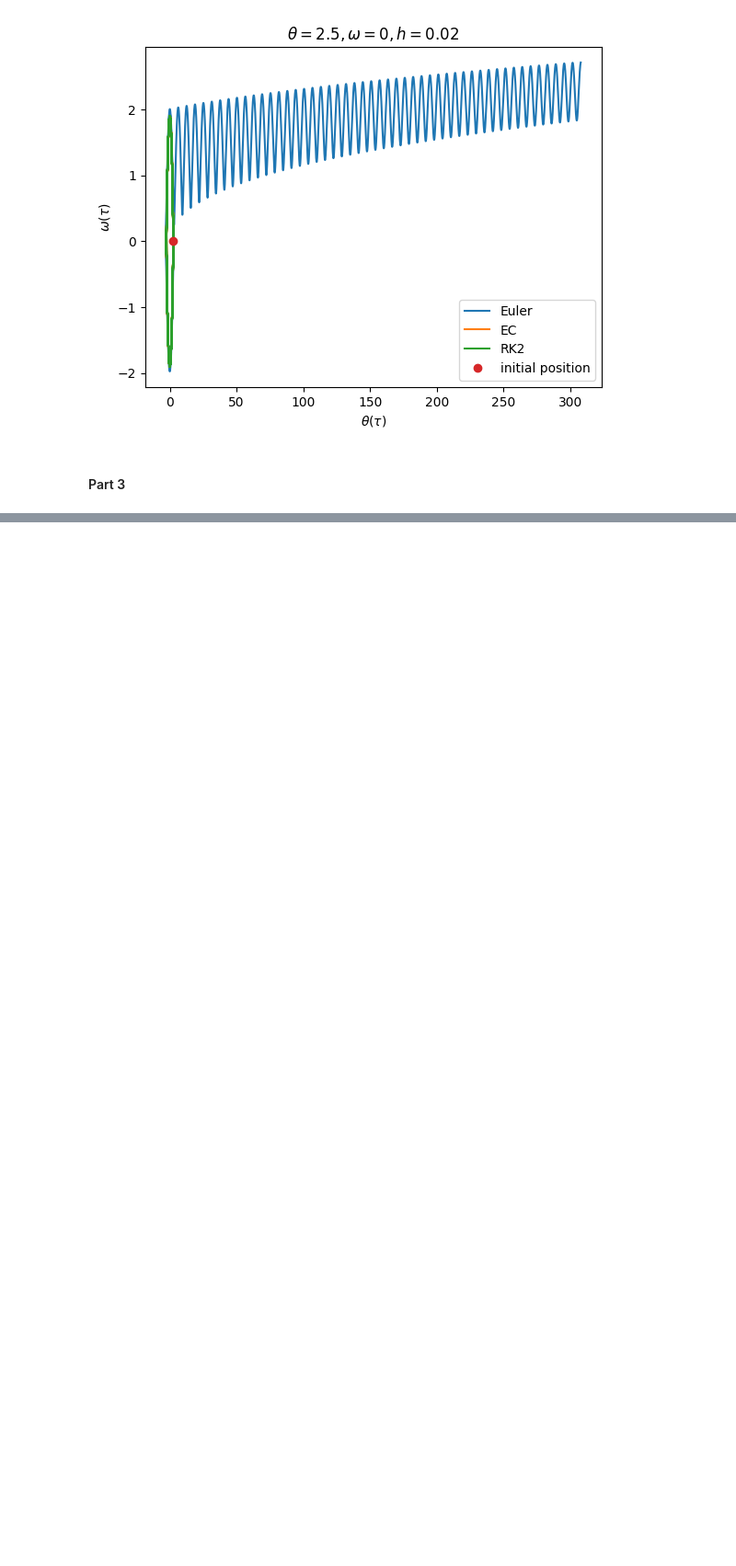
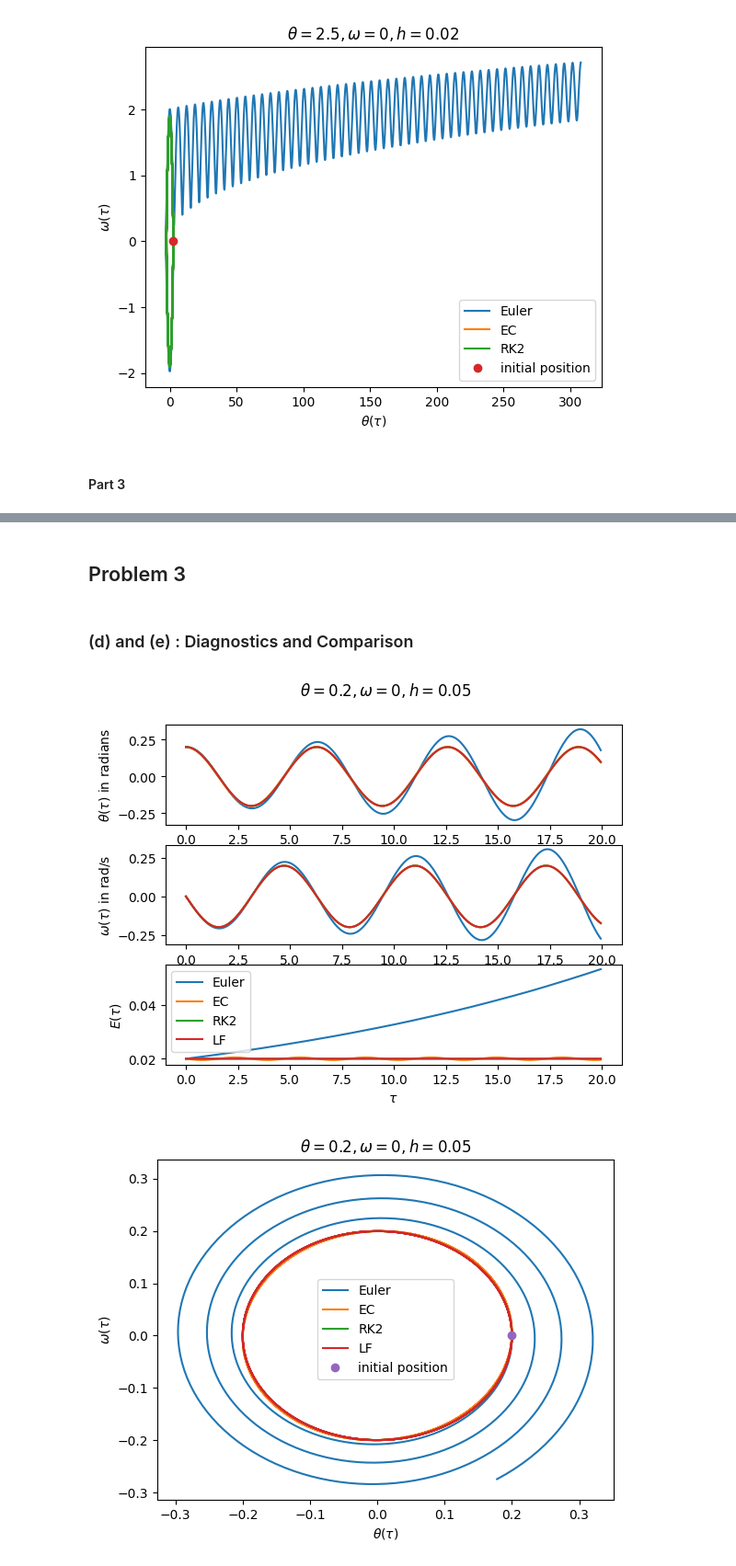
Before and after one commit to pranav-joshi-iitgn/PH509, a Jupyter notebook: Assignment2/A2.ipynb, the cells around one changed output, grey strips where cells are left out. Shown at 92% size. Drawn from its saved outputs; the diff is of its cells as text; code cells hidden in the pictures; blank space fills up the shorter version.

```diff
--- a/Assignment2/A2.ipynb
+++ b/Assignment2/A2.ipynb
@@ -581,0 +659,45 @@ PlotFor([2.5,0], h=0.02, tau_max=200) # theta_0 = 2.5, h=0.02
+# %% [markdown]
+## Problem 3
+# %% [markdown]
+### (d) and (e) : Diagnostics and Comparison
+# %%
+def PlotFor(y_0=[0.1,0],tau_max=20,h=0.02, methods = ["Euler","EC","RK2","LF"]):
+    t,res = adimAharmonic(visualise=False, y_0=y_0, t_max = tau_max, dt = h,
+        methods = methods)
+    plt.figure()
+    plt.subplot(3,1,1)
+    for method in res :
+        plt.plot(t,res[method][:,0], label=method)
+    plt.ylabel(r"$\theta(\tau)$ in radians")
+    # plt.legend() # will have same color scheme, so it's ok
+    plt.subplot(3,1,2)
+    for method in res :
+        plt.plot(t,res[method][:,1], label=method)
+    plt.ylabel(r"$\omega(\tau)$ in rad/s")
+    # plt.legend()
+    Energies = compute_energies(res)
+    plt.subplot(3,1,3)
+    for method in Energies: plt.plot(t, Energies[method],label=method)
+    plt.legend()
+    plt.ylabel(r"$E(\tau)$")
+    plt.xlabel(r"$\tau$")
+    plt.suptitle(r"$\theta=" + str(y_0[0]) + r",\omega=" + str(y_0[1]) + f",h={h}$")
+
+    plt.figure()
+    plt.title(r"$\theta=" + str(y_0[0]) + r",\omega=" + str(y_0[1]) + f",h={h}$")
+    for method in res:
+        theta = res[method][:,0]
+        omega = res[method][:,1]
+        plt.plot(theta, omega, '-', label=method)
+    plt.plot([y_0[0]],[y_0[1]],'o',label="initial position")
+    plt.legend()
+    plt.xlabel(r"$\theta(\tau)$")
+    plt.ylabel(r"$\omega(\tau)$")
+
+PlotFor([0.2,0], h=0.05, tau_max=20) # theta_0 = 0.2, h=0.05
+PlotFor([0.2,0], h=0.02, tau_max=20) # theta_0 = 0.2, h=0.02
+PlotFor([2.5,0], h=0.05, tau_max=20) # theta_0 = 2.5, h=0.05
+PlotFor([2.5,0], h=0.02, tau_max=20) # theta_0 = 2.5, h=0.02
+# %% [output]
+[figure, added]
+[figure, added]
```
Also changed, not shown: parts of 11 cells of this notebook.
